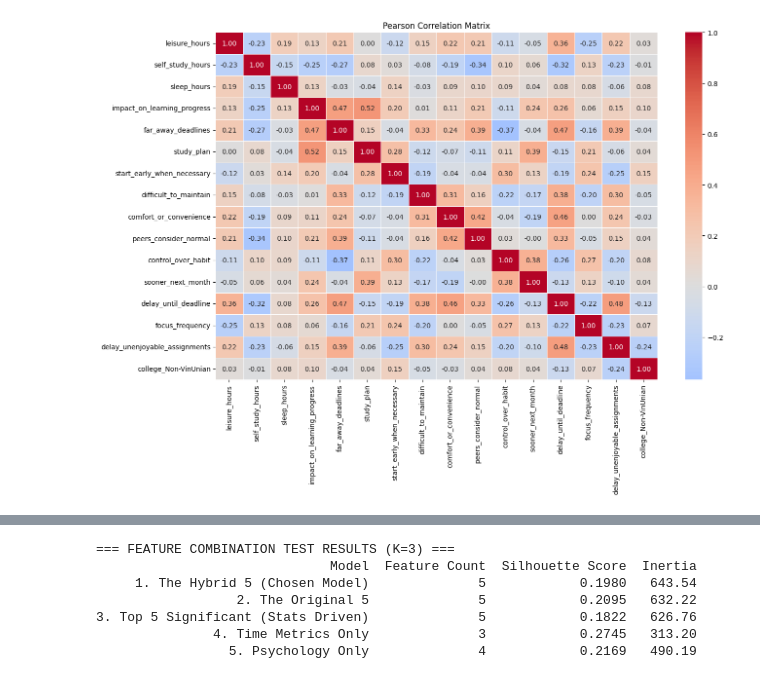
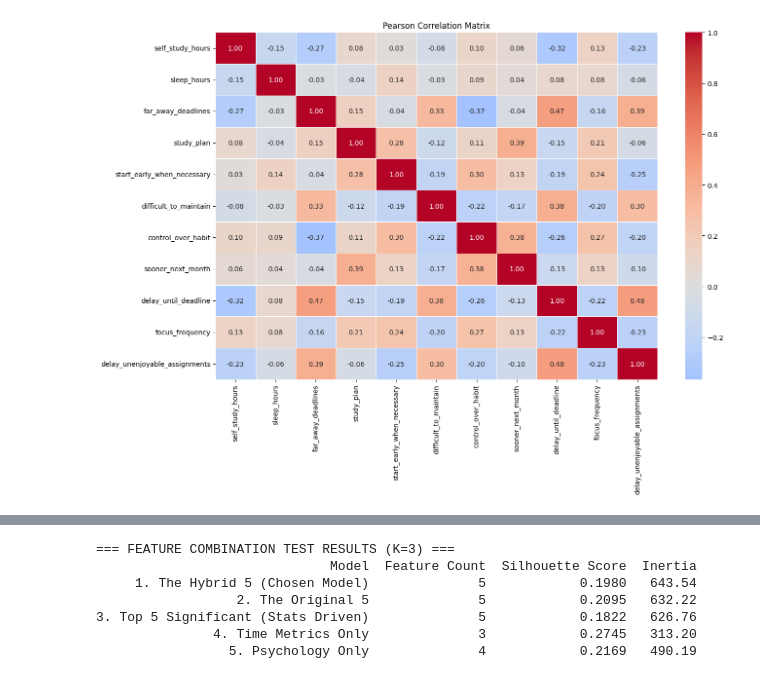
Before and after one commit to longlinh123456/final_project, a Jupyter notebook: source/unsupervised.ipynb, the cells around one changed output, grey strips where cells are left out. Cells and saved outputs as stored; diff of their text form; code cells hidden in the pictures.

```diff
--- a/source/unsupervised.ipynb
+++ b/source/unsupervised.ipynb
@@ -17,25 +17,27 @@ from sklearn.preprocessing import MinMaxScaler
 # %%
 cleaned_df = pd.read_csv("../encoded_dataset.csv")
 exclude = ['timestamp', 'age', 'gender_Male', 'gender_Female', 'gender_Prefer not to say', 'gender_Other',
             'college_CECS (Engineering & Computer Science)', 'college_CBM (Business and Management)',
             'college_CHS (Health Science)', 'college_CAS (Arts and Sciences)',
+            'college_Non-VinUnian',
             'study_environment_Open Space', 'study_environment_Private Space',
             'study_environment_Collab Space', 'study_environment_Flexible/Multiple',
             'year_of_study',
-            'gpa_range', 'currently_employed', 'data_quality_check', 'referrer']
+            'gpa_range', 'currently_employed', 'data_quality_check', 'referrer',
+            'peers_consider_normal', 'comfort_or_convenience', 'impact_on_learning_progress', 'leisure_hours']
 df_numeric = cleaned_df.drop(columns=exclude)
 corr_matrix = df_numeric.corr()
 plt.figure(figsize=(14, 10))
 sns.heatmap(
     corr_matrix,
     annot=True,        # show r values inside cells
     fmt=".2f",         # 2 decimal places
     cmap="coolwarm",   # red = positive, blue = negative
     center=0,          # center color at 0
     linewidths=0.5
 )
 plt.title("Pearson Correlation Matrix")
 plt.tight_layout()
 plt.show()
 # %% [output]
-[figure, old version]
+[figure, new version]
```
Also changed, not shown: parts of 3 cells of this notebook.
